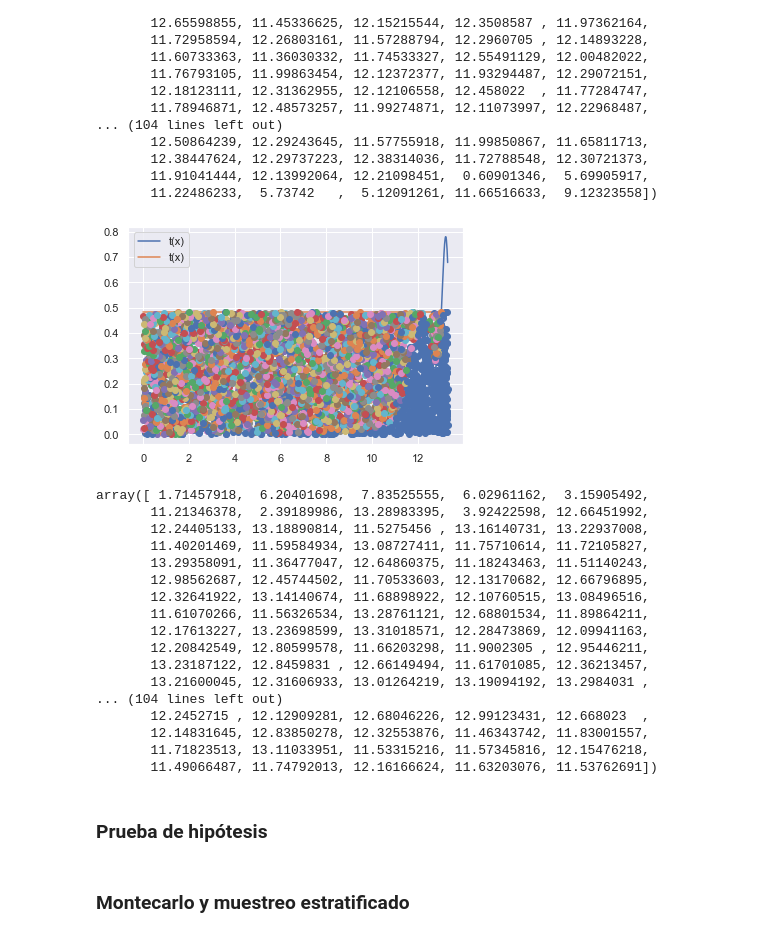
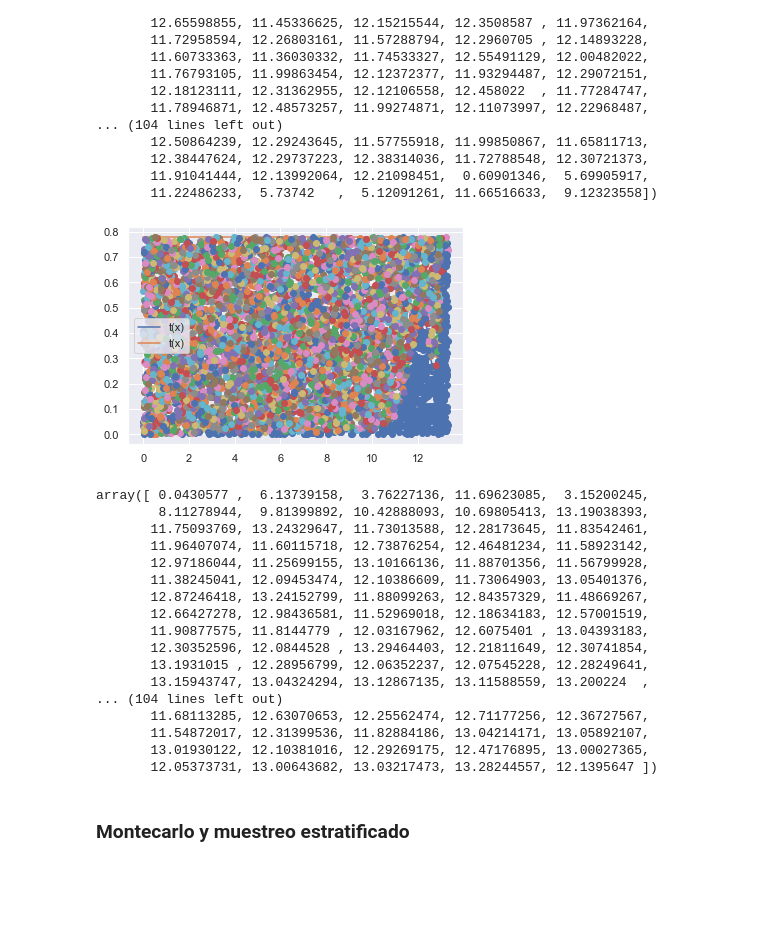
Before and after one commit to valerialadron/Proyecto_VLadron_MMLopez, a Jupyter notebook: Proyecto_VLadron_MMLopez.ipynb, the cells around one changed output. Cells and saved outputs as stored; diff of their text form; code cells hidden in the pictures; blank space fills up the shorter version.

```diff
--- a/Proyecto_VLadron_MMLopez.ipynb
+++ b/Proyecto_VLadron_MMLopez.ipynb
@@ -1350,29 +1295,27 @@ array([ 8.58945599,  7.92758961,  3.10048863,  7.48544988, 10.019878  ,
        11.22486233,  5.73742   ,  5.12091261, 11.66516633,  9.12323558])
 # %%
 #2020-2021
-v_a_muertes2 = generar_aleatorias_reducc_var(600,fm,12,xm,vm_data,estra_igualmente_espaciado,600)
+v_a_muertes2 = generar_aleatorias_reducc_var(600,fm,9,xm,vm_data,estra_igualmente_espaciado,600)
 v_a_muertes2
 # %% [output]
-[figure, old version]
+[figure, new version]
-array([ 1.71457918,  6.20401698,  7.83525555,  6.02961162,  3.15905492,
-       11.21346378,  2.39189986, 13.28983395,  3.92422598, 12.66451992,
-       12.24405133, 13.18890814, 11.5275456 , 13.16140731, 13.22937008,
-       11.40201469, 11.59584934, 13.08727411, 11.75710614, 11.72105827,
-       13.29358091, 11.36477047, 12.64860375, 11.18243463, 11.51140243,
-       12.98562687, 12.45744502, 11.70533603, 12.13170682, 12.66796895,
-       12.32641922, 13.14140674, 11.68898922, 12.10760515, 13.08496516,
-       11.61070266, 11.56326534, 13.28761121, 12.68801534, 11.89864211,
-       12.17613227, 13.23698599, 13.31018571, 12.28473869, 12.09941163,
-       12.20842549, 12.80599578, 11.66203298, 11.9002305 , 12.95446211,
-       13.23187122, 12.8459831 , 12.66149494, 11.61701085, 12.36213457,
-       13.21600045, 12.31606933, 13.01264219, 13.19094192, 13.2984031 ,
+array([ 0.0430577 ,  6.13739158,  3.76227136, 11.69623085,  3.15200245,
+        8.11278944,  9.81399892, 10.42888093, 10.69805413, 13.19038393,
+       11.75093769, 13.24329647, 11.73013588, 12.28173645, 11.83542461,
+       11.96407074, 11.60115718, 12.73876254, 12.46481234, 11.58923142,
+       12.97186044, 11.25699155, 13.10166136, 11.88701356, 11.56799928,
+       11.38245041, 12.09453474, 12.10386609, 11.73064903, 13.05401376,
+       12.87246418, 13.24152799, 11.88099263, 12.84357329, 11.48669267,
+       12.66427278, 12.98436581, 11.52969018, 12.18634183, 12.57001519,
+       11.90877575, 11.8144779 , 12.03167962, 12.6075401 , 13.04393183,
+       12.30352596, 12.0844528 , 13.29464403, 12.21811649, 12.30741854,
+       13.1931015 , 12.28956799, 12.06352237, 12.07545228, 12.28249641,
+       13.15943747, 13.04324294, 13.12867135, 13.11588559, 13.200224  ,
 ... (104 lines left out)
-       12.2452715 , 12.12909281, 12.68046226, 12.99123431, 12.668023  ,
-       12.14831645, 12.83850278, 12.32553876, 11.46343742, 11.83001557,
-       11.71823513, 13.11033951, 11.53315216, 11.57345816, 12.15476218,
-       11.49066487, 11.74792013, 12.16166624, 11.63203076, 11.53762691])
+       11.68113285, 12.63070653, 12.25562474, 12.71177256, 12.36727567,
+       11.54872017, 12.31399536, 11.82884186, 13.04214171, 13.05892107,
+       13.01930122, 12.10381016, 12.29269175, 12.47176895, 13.00027365,
+       12.05373731, 13.00643682, 13.03217473, 13.28244557, 12.1395647 ])
-# %% [markdown]
-### **Prueba de hipótesis**
 # %% [markdown]
 ### **Montecarlo y muestreo estratificado**
 # %%
```
Also changed, not shown: parts of 15 cells of this notebook.
